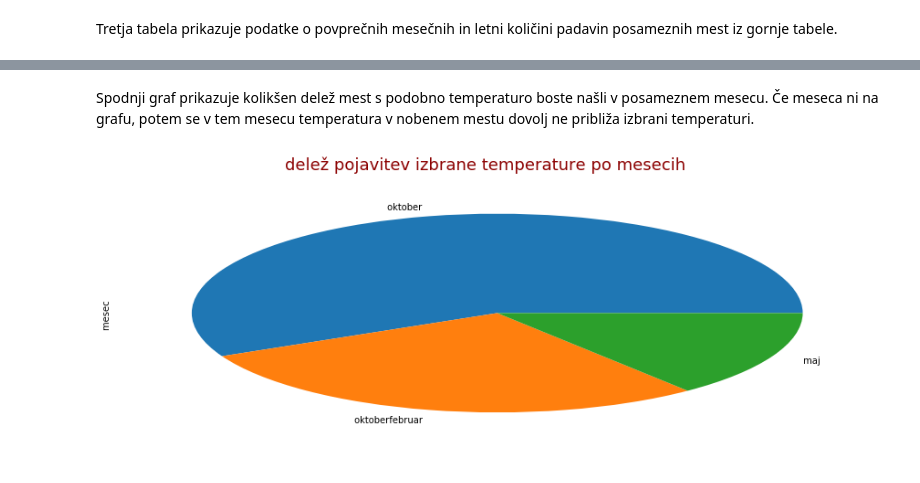
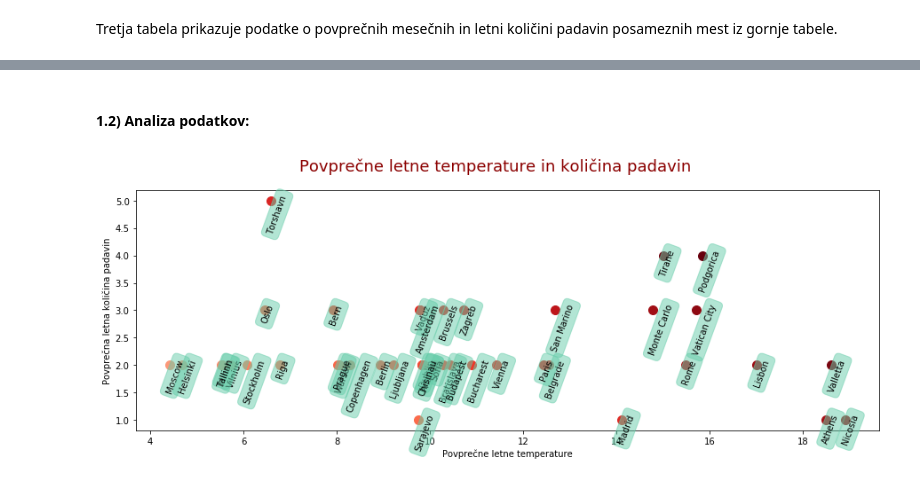
Before and after one commit to anagolob3141/Programiranje-1-Analiza-podatkov, a Jupyter notebook: analiza.ipynb, the cells around one changed output, grey strips where cells are left out. Drawn from its saved outputs; the diff is of its cells as text; code cells hidden in the pictures.

```diff
--- a/analiza.ipynb
+++ b/analiza.ipynb
@@ -140,33 +101,0 @@ from geopy.geocoders import Nominatim
-# %%
-plt.figure(figsize=(30,17))
-
-map = Basemap(projection='merc', lat_0=50, lon_0=0,
-    resolution = 'l', area_thresh = 1000.0, llcrnrlon=-25, llcrnrlat=30,
-    urcrnrlon=75, urcrnrlat=75)
-
-map.drawcoastlines()
-map.drawcountries()
-map.fillcontinents(color='mediumaquamarine')
-
-geolocator = Nominatim()
-mestaPoDrzavah = glavna_mesta_drzav()
-
-
-for mesto in mestaPoDrzavah.values():
-    try:
-        if mesto == 'Athens':
-            x, y = map(23.7333333, 37.9833333)
-        else:
-            lokacija = geolocator.geocode(mesto)
-            x, y = map(lokacija.longitude, lokacija.latitude)
-        map.plot(x, y, marker='o', color='Red')
-        plt.text(x, y, mesto)
-    except:
-        if 'Kiev' in mesto:
-            lokacija = geolocator.geocode('Kiev')
-            x, y = map(lokacija.longitude, lokacija.latitude)
-            map.plot(x, y, marker='o', color='Red', markersize=18)
-            plt.text(x, y, 'Kiev')
-
-plt.suptitle('Ne vem še kaj??', fontsize=18,color='darkred')
-plt.show()
@@ -272,8 +102,16 @@ priporoceni_df[:]
-# %% [markdown]
-Spodnji graf prikazuje kolikšen delež mest s podobno temperaturo boste našli v posameznem mesecu. Če meseca ni na grafu, potem se v tem mesecu temperatura v nobenem mestu dovolj ne približa izbrani temperaturi.
-# %%
-st = priporoceni_df['mesec '].value_counts().plot(kind='pie')
-plt.suptitle('delež pojavitev izbrane temperature po mesecih', fontsize=18,color='darkred')
-plt.show()
-# %% [output]
-[figure, removed]
+# %% [markdown]
+#### 1.2) Analiza podatkov:
+# %%
+zdruzena = Prestolnice.merge(Temperature,on='sifra', how='left')
+zdruzena = zdruzena.merge(Padavine,on='sifra', how='left')
+
+for ime, x, y in zip(Prestolnice['MESTO'], Temperature['letno povprecje temperatur'], Padavine['letno povprecje padavin']):
+    rdece = plt.get_cmap('Reds')
+    plt.plot(x, y, marker='o', color=rdece((x + ( 2 * y))/(23.61)),markersize=10)
+    plt.annotate(ime, (x - 0.1,y),rotation='70', bbox=dict(boxstyle='round,pad=0.5', color='mediumaquamarine', alpha=0.5))
+plt.xlabel('Povprečne letne temperature')
+plt.ylabel('Povprečna letna količina padavin')
+plt.suptitle('Povprečne letne temperature in količina padavin', fontsize=18,color='darkred')
+plt.show()
+# %% [output]
+[figure, added]
```
Also changed, not shown: parts of 43 cells of this notebook, 44 other files.
